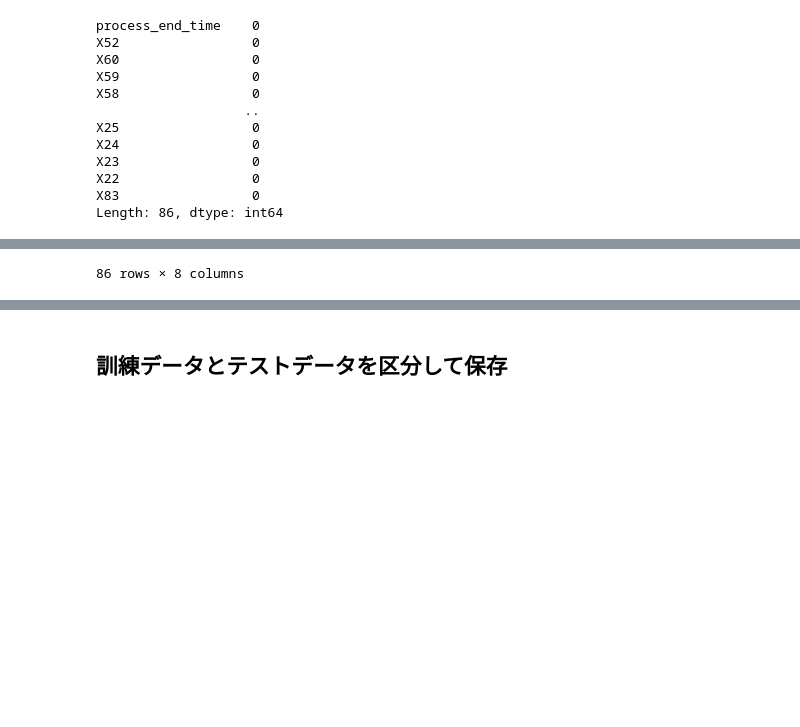
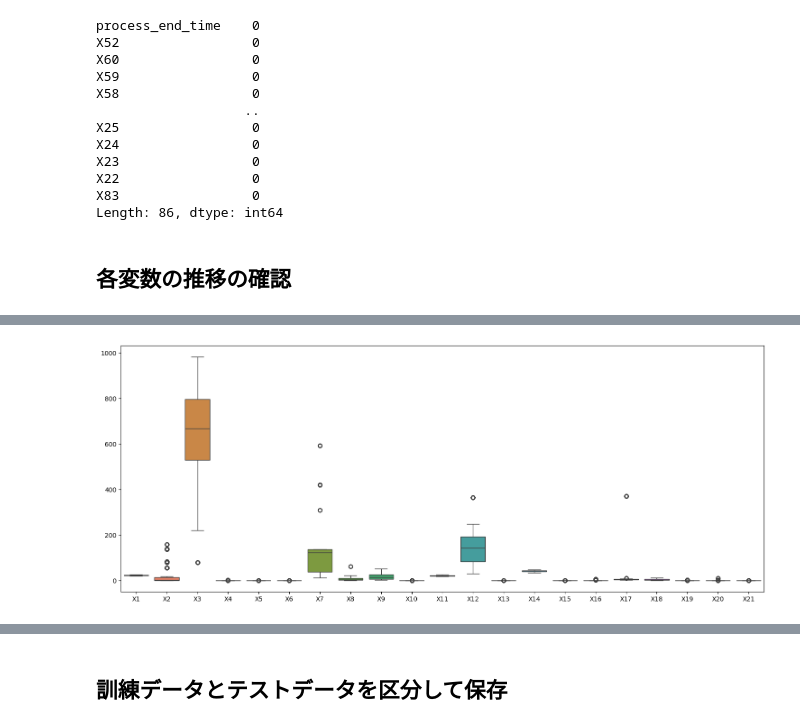
Before and after one commit to yut0takagi/ass-production-management2, a Jupyter notebook: notebook/0-data-view.ipynb, the cells around one changed output, grey strips where cells are left out. Drawn from its saved outputs; the diff is of its cells as text; code cells hidden in the pictures; blank space fills up the shorter version.

```diff
--- a/notebook/0-data-view.ipynb
+++ b/notebook/0-data-view.ipynb
@@ -64,6 +64,15 @@ X23                 0
 X22                 0
 X83                 0
 Length: 86, dtype: int64
+# %% [markdown]
+## 各変数の推移の確認
 # %%
-df.describe().T
+value_df = df[[f"X{i}" for i in range(1, 22)]]
+desc = value_df.describe().T
+
+plt.figure(figsize=(15, 6))
+sns.boxplot(data=value_df, orient="v")
+
+plt.tight_layout()
+plt.show()
 # %% [output]
@@ -82 +79 @@ df.describe().T
-86 rows × 8 columns
+[figure, added]
```
Also changed, not shown: parts of 16 cells of this notebook, 18 other files.
